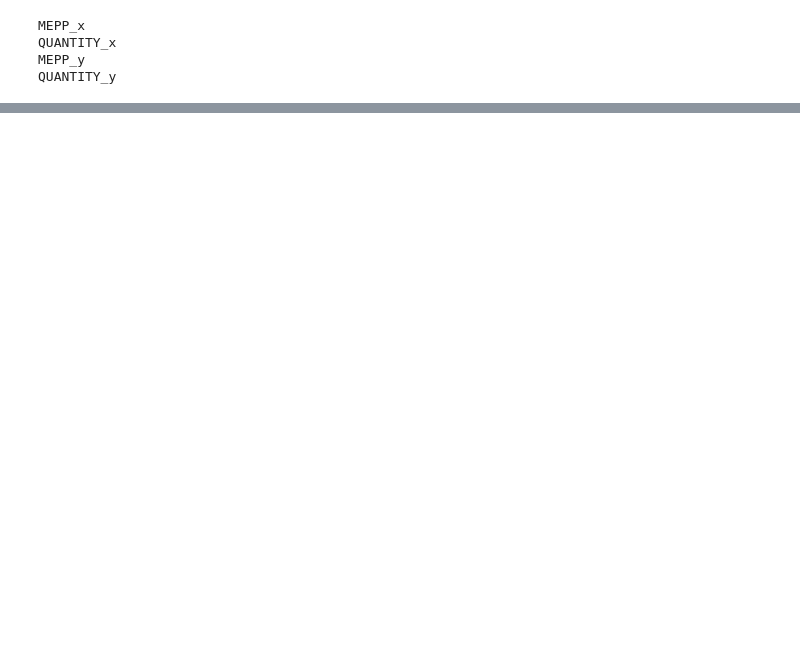
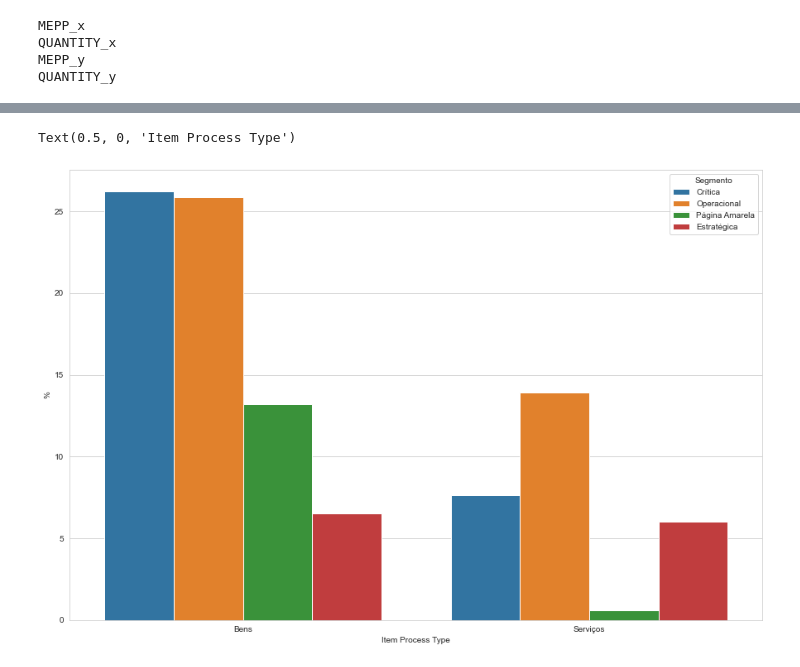
Before and after one commit to kairobeduti/DadosShift, a Jupyter notebook: Análise/Arquivos Itens.ipynb, the cells around one changed output, grey strips where cells are left out. Cells and saved outputs as stored; diff of their text form; code cells hidden in the pictures; blank space fills up the shorter version.

```diff
--- a/Análise/Arquivos Itens.ipynb
+++ b/Análise/Arquivos Itens.ipynb
@@ -213,0 +130,8 @@ df_supp_norm.sort_values('PER_PARTICIPA', ascending=False)
+# %%
+f, ax = plt.subplots(figsize=(15,10))
+f.subplots_adjust(hspace=0.5, wspace=.2)
+sns.barplot(data=df_fam_segmento, x='Tipo', y='%', hue='Segmento')
+ax.set_xlabel('Item Process Type')
+# %% [output]
+Text(0.5, 0, 'Item Process Type')
+[figure, added]
```
Also changed, not shown: parts of 36 cells of this notebook, 13 other files.
